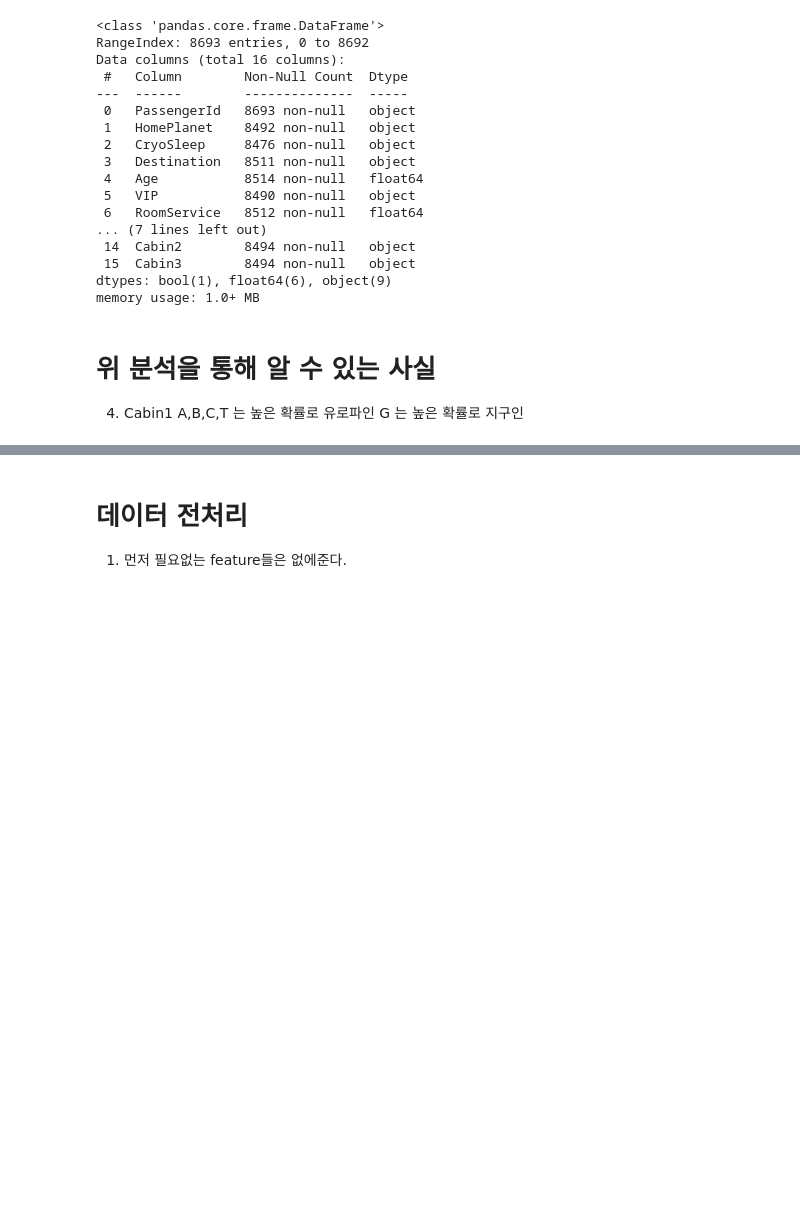
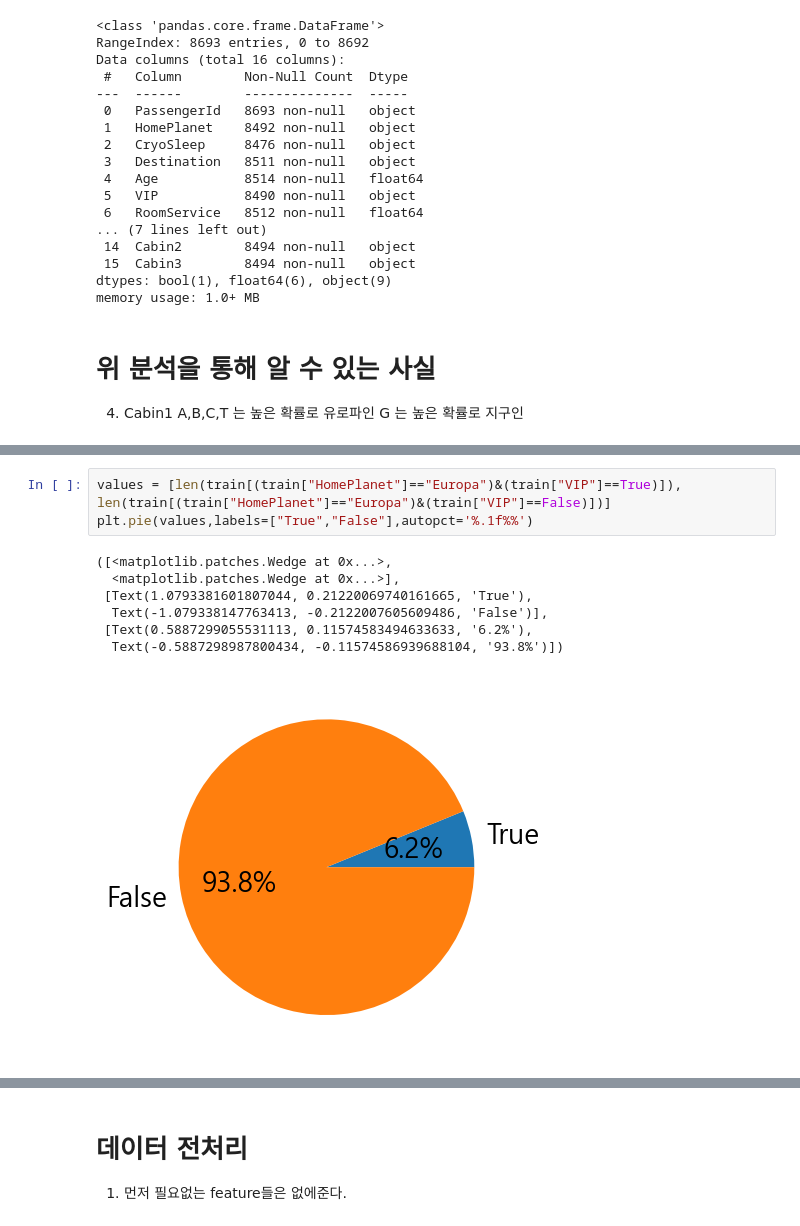
Before and after one commit to SHINDongHyeo/Kaggle, a Jupyter notebook: spaceship-titanic/first_try.ipynb, the cells around one changed output, grey strips where cells are left out. Drawn from its saved outputs; the diff is of its cells as text; blank space fills up the shorter version.

```diff
--- a/spaceship-titanic/first_try.ipynb
+++ b/spaceship-titanic/first_try.ipynb
@@ -283,0 +266,11 @@ train.shape
+# %%
+values = [len(train[(train["HomePlanet"]=="Europa")&(train["VIP"]==True)]), len(train[(train["HomePlanet"]=="Europa")&(train["VIP"]==False)])]
+plt.pie(values,labels=["True","False"],autopct='%.1f%%')
+# %% [output]
+([<matplotlib.patches.Wedge at 0x...>,
+  <matplotlib.patches.Wedge at 0x...>],
+ [Text(1.0793381601807044, 0.21220069740161665, 'True'),
+  Text(-1.079338147763413, -0.2122007605609486, 'False')],
+ [Text(0.5887299055531113, 0.11574583494633633, '6.2%'),
+  Text(-0.5887298987800434, -0.11574586939688104, '93.8%')])
+[figure, added]
```
Also changed, not shown: parts of 18 cells of this notebook.
